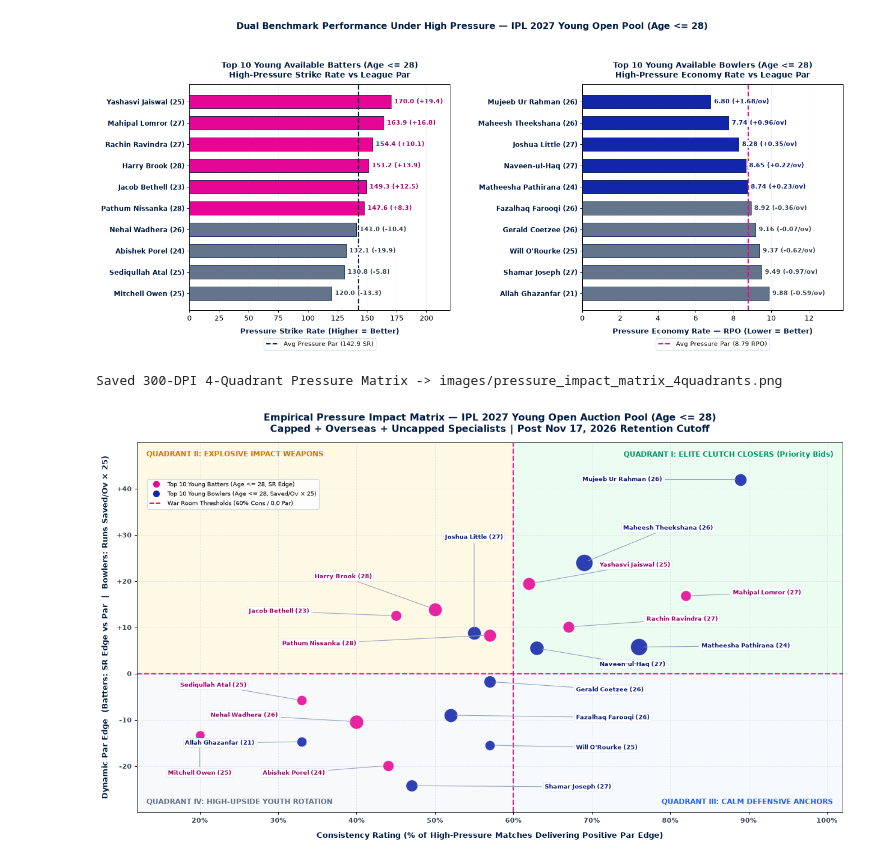
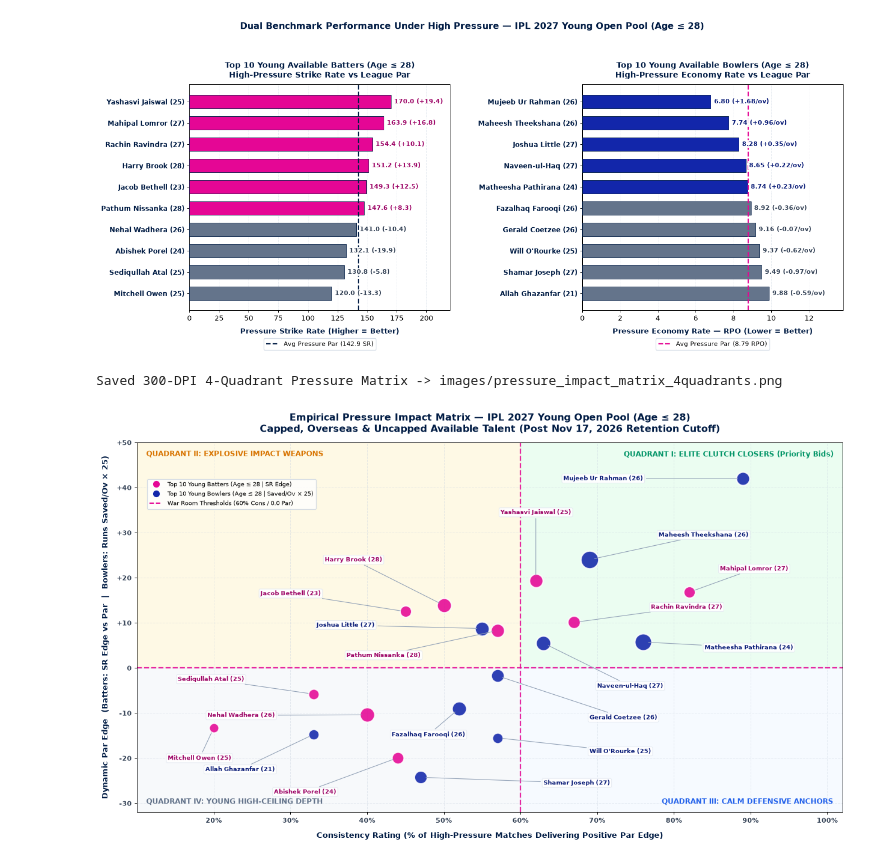
Before and after one commit to umeshraj2007/SupeRR_S2, a Jupyter notebook: SupeRR_Selector_Season2_Analysis.ipynb, the cells around one changed output. Cells and saved outputs as stored; diff of their text form; code cells hidden in the pictures.

```diff
--- a/SupeRR_Selector_Season2_Analysis.ipynb
+++ b/SupeRR_Selector_Season2_Analysis.ipynb
@@ -173,8 +171,8 @@ def plot_pressure_matrix(players, out_path='images/pressure_impact_matrix_4quadr
     fig.patch.set_facecolor('#FFFFFF')
     ax.set_facecolor('#FFFFFF')
 
-    x_min, x_max, mid_x = 12, 102, 60.0
-    y_min, y_max, mid_y = -30, 50, 0.0
+    x_min, x_max, mid_x = 10, 102, 60.0
+    y_min, y_max, mid_y = -32, 50, 0.0
 
     ax.fill_between([mid_x, x_max], mid_y, y_max, color='#DCFCE7', alpha=0.55, zorder=0)
     ax.fill_between([x_min, mid_x], mid_y, y_max, color='#FEF3C7', alpha=0.45, zorder=0)
@@ -183,60 +181,60 @@ def plot_pressure_matrix(players, out_path='images/pressure_impact_matrix_4quadr
 
     ax.text(x_max - 1.2, y_max - 1.8, 'QUADRANT I: ELITE CLUTCH CLOSERS (Priority Bids)', ha='right', va='top', fontsize=9.8, fontweight='bold', color='#059669', zorder=3)
     ax.text(x_min + 1.2, y_max - 1.8, 'QUADRANT II: EXPLOSIVE IMPACT WEAPONS', ha='left', va='top', fontsize=9.8, fontweight='bold', color='#D97706', zorder=3)
-    ax.text(x_max - 1.2, y_min + 1.4, 'QUADRANT III: CALM DEFENSIVE ANCHORS', ha='right', va='bottom', fontsize=9.8, fontweight='bold', color='#2563EB', zorder=3)
-    ax.text(x_min + 1.2, y_min + 1.4, 'QUADRANT IV: HIGH-UPSIDE YOUTH ROTATION', ha='left', va='bottom', fontsize=9.8, fontweight='bold', color='#64748B', zorder=3)
+    ax.text(x_max - 1.2, y_min + 1.5, 'QUADRANT III: CALM DEFENSIVE ANCHORS', ha='right', va='bottom', fontsize=9.8, fontweight='bold', color='#2563EB', zorder=3)
+    ax.text(x_min + 1.2, y_min + 1.5, 'QUADRANT IV: YOUNG HIGH-CEILING DEPTH', ha='left', va='bottom', fontsize=9.8, fontweight='bold', color='#64748B', zorder=3)
 
     ax.set_xticks(np.arange(20, 101, 10))
     ax.set_xticklabels([f'{x}%' for x in range(20, 101, 10)], fontsize=9, color='#334155', fontweight='bold')
-    ax.set_yticks(np.arange(-20, 41, 10))
-    ax.set_yticklabels([f'{y:+d}' if y != 0 else '0' for y in range(-20, 41, 10)], fontsize=9, color='#334155', fontweight='bold')
+    ax.set_yticks(np.arange(-30, 51, 10))
+    ax.set_yticklabels([f'{y:+d}' if y != 0 else '0' for y in range(-30, 51, 10)], fontsize=9, color='#334155', fontweight='bold')
     ax.grid(True, ls='--', alpha=0.45, color='#CBD5E1', zorder=1)
     ax.axvline(mid_x, color='#E50695', ls='--', lw=1.8, alpha=0.85, zorder=2)
     ax.axhline(mid_y, color='#E50695', ls='--', lw=1.8, alpha=0.85, zorder=2)
 
     label_coords = {
-        'Mujeeb Ur Rahman': (79, 42.0, 'right'), 'Maheesh Theekshana': (74, 31.5, 'left'),
-        'Yashasvi Jaiswal': (71, 23.5, 'left'), 'Mahipal Lomror': (88, 17.5, 'left'),
-        'Rachin Ravindra': (77, 11.8, 'left'), 'Matheesha Pathirana': (84, 6.0, 'left'),
-        'Naveen-ul-Haq': (71, 2.0, 'left'), 'Harry Brook': (42, 21.0, 'right'),
-        'Jacob Bethell': (34, 13.5, 'right'), 'Joshua Little': (55, 29.5, 'center'),
-        'Pathum Nissanka': (40, 6.5, 'right'), 'Gerald Coetzee': (68, -3.5, 'left'),
-        'Sediqullah Atal': (26, -2.5, 'right'), 'Fazalhaq Farooqi': (68, -9.5, 'left'),
-        'Nehal Wadhera': (30, -9.0, 'right'), 'Mitchell Owen': (20, -21.5, 'center'),
-        'Allah Ghazanfar': (27, -15.0, 'right'), "Will O'Rourke": (68, -16.0, 'left'),
-        'Abishek Porel': (36, -21.5, 'right'), 'Shamar Joseph': (64, -24.5, 'left'),
+        'Mujeeb Ur Rahman': (76, 42.0, 'right'), 'Maheesh Theekshana': (78, 29.5, 'left'),
+        'Yashasvi Jaiswal': (62, 34.5, 'center'), 'Mahipal Lomror': (86, 22.0, 'left'),
+        'Rachin Ravindra': (77, 13.5, 'left'), 'Matheesha Pathirana': (84, 4.5, 'left'),
+        'Naveen-ul-Haq': (70, -4.0, 'left'), 'Harry Brook': (42, 24.0, 'right'),
+        'Jacob Bethell': (34, 16.5, 'right'), 'Joshua Little': (41, 9.5, 'right'),
+        'Pathum Nissanka': (47, 2.8, 'right'), 'Gerald Coetzee': (69, -11.0, 'left'),
+        'Sediqullah Atal': (24, -2.5, 'right'), 'Fazalhaq Farooqi': (48, -14.8, 'center'),
+        'Nehal Wadhera': (28, -10.5, 'right'), 'Mitchell Owen': (14, -20.0, 'left'),
+        'Allah Ghazanfar': (28, -22.5, 'right'), "Will O'Rourke": (69, -18.5, 'left'),
+        'Abishek Porel': (36, -27.5, 'right'), 'Shamar Joseph': (63, -25.5, 'left'),
     }
 
     for p in players:
         is_bat = (p['primary_mode'] == 'bat')
         st = p['bat'] if is_bat else p['bowl']
         x = float(st['good_pct'])
         y = float(st['sr_edge']) if is_bat else float(st['save_per_ov']) * 25.0
-        size = np.clip(st.get('p_balls', 100) * 0.7 + 130, 150, 560)
+        size = np.clip(np.sqrt(st.get('p_balls', 100)) * 20, 140, 560)
         ax.scatter(x, y, s=size, color='#E50695' if is_bat else '#1226AA', alpha=0.88, edgecolors='#FFFFFF', lw=1.8, zorder=5)
         lx, ly, ha = label_coords[p['name']]
-        ax.annotate(f"{p['name']} ({p['age27']})", xy=(x, y), xytext=(lx, ly), ha=ha, va='center', fontsize=8.4, fontweight='bold',
+        ax.annotate(f"{p['name']} ({p['age27']})", xy=(x, y), xytext=(lx, ly), ha=ha, va='center', fontsize=8.3, fontweight='bold',
                     color='#9D0466' if is_bat else '#0B1D78', zorder=7,
                     bbox=dict(boxstyle='round,pad=0.22', facecolor='#FFFFFF', edgecolor='#E2E8F0', lw=0.7, alpha=0.95),
                     arrowprops=dict(arrowstyle='-', color='#94A3B8', lw=0.9, shrinkA=2, shrinkB=7))
 
     ax.set_xlim(x_min, x_max); ax.set_ylim(y_min, y_max)
     ax.set_xlabel('Consistency Rating (% of High-Pressure Matches Delivering Positive Par Edge)', fontsize=10, fontweight='bold', color='#021D45', labelpad=10)
     ax.set_ylabel('Dynamic Par Edge  (Batters: SR Edge vs Par  |  Bowlers: Runs Saved/Ov × 25)', fontsize=10, fontweight='bold', color='#021D45', labelpad=10)
     legend_items = [
-        Line2D([0], [0], marker='o', color='w', markerfacecolor='#E50695', ms=10, label='Top 10 Young Batters (Age <= 28, SR Edge)'),
-        Line2D([0], [0], marker='o', color='w', markerfacecolor='#1226AA', ms=10, label='Top 10 Young Bowlers (Age <= 28, Saved/Ov × 25)'),
+        Line2D([0], [0], marker='o', color='w', markerfacecolor='#E50695', ms=10, label='Top 10 Young Batters (Age ≤ 28 | SR Edge)'),
+        Line2D([0], [0], marker='o', color='w', markerfacecolor='#1226AA', ms=10, label='Top 10 Young Bowlers (Age ≤ 28 | Saved/Ov × 25)'),
         Line2D([0], [0], color='#E50695', ls='--', lw=1.6, label='War Room Thresholds (60% Cons / 0.0 Par)')
     ]
     ax.legend(handles=legend_items, loc='upper left', bbox_to_anchor=(0.01, 0.91), frameon=True, facecolor='#FFFFFF', edgecolor='#CBD5E1', fontsize=8.4)
-    ax.set_title('Empirical Pressure Impact Matrix — IPL 2027 Young Open Auction Pool (Age <= 28)\nCapped + Overseas + Uncapped Specialists | Post Nov 17, 2026 Retention Cutoff', fontsize=12.5, fontweight='bold', color='#021D45', pad=14)
+    ax.set_title('Empirical Pressure Impact Matrix — IPL 2027 Young Open Pool (Age ≤ 28)\nCapped, Overseas & Uncapped Available Talent (Post Nov 17, 2026 Retention Cutoff)', fontsize=12.5, fontweight='bold', color='#021D45', pad=14)
     plt.tight_layout()
     plt.savefig(out_path, dpi=300, bbox_inches='tight', facecolor='#FFFFFF')
     print(f'Saved 300-DPI 4-Quadrant Pressure Matrix -> {out_path}')
     plt.show()
 
 plot_pressure_matrix(targets)
 # %% [output]
 Saved 300-DPI 4-Quadrant Pressure Matrix -> images/pressure_impact_matrix_4quadrants.png
-[figure, old version]
+[figure, new version]
 # %%
```
Also changed, not shown: parts of 7 cells of this notebook, 47 other files.
